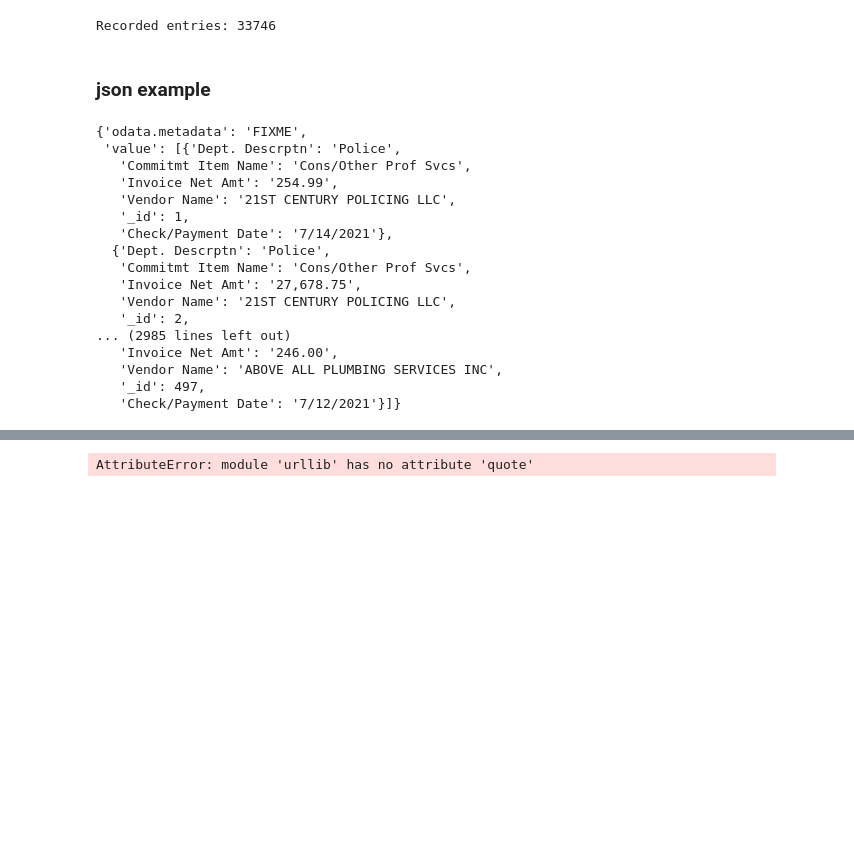
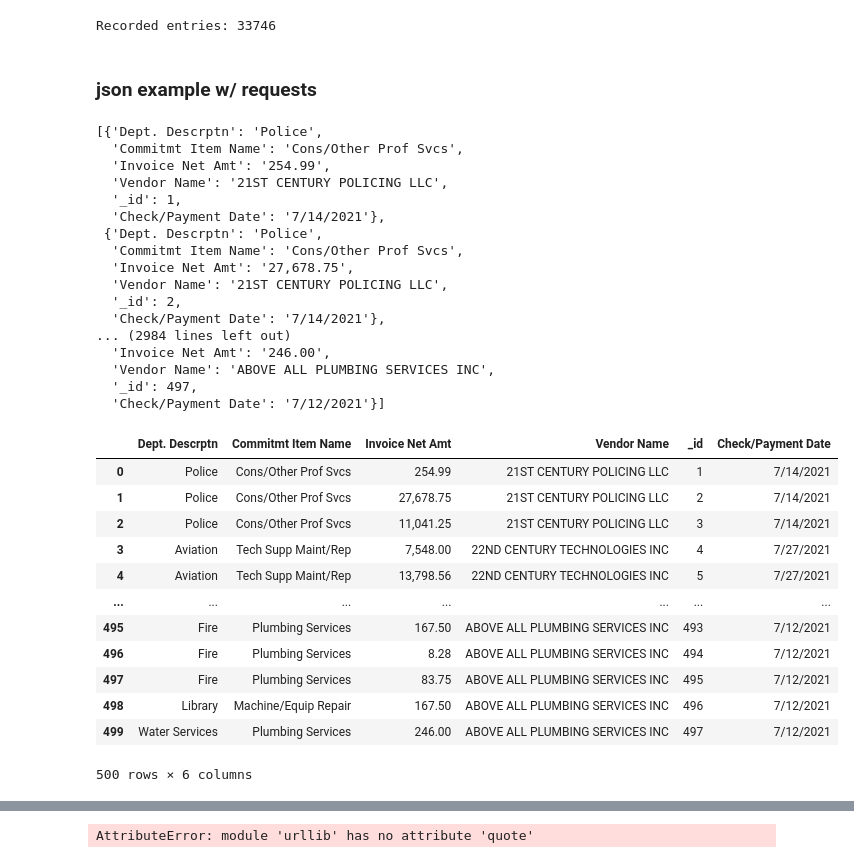
Before and after one commit to Rhuck1/City-of-Phoenix-Open-Data-Engineering, a Jupyter notebook: city_of_phx_ODE.ipynb, the cells around one changed output, grey strips where cells are left out. Drawn from its saved outputs; the diff is of its cells as text; code cells hidden in the pictures; blank space fills up the shorter version.

```diff
--- a/city_of_phx_ODE.ipynb
+++ b/city_of_phx_ODE.ipynb
@@ -19,30 +20,49 @@ print("Recorded entries:", df.shape[0])
 # %% [output]
 Recorded entries: 33746
 # %% [markdown]
-### json example
+### json example w/ requests
 # %%
 import json
 import requests
 
-url = 'https://www.phoenixopendata.com/datastore/odata3.0/ae149b6f-4d7e-499d-89d5-44c30e726d37?$format=json'
-
+url = 'https://www.phoenixopendata.com/datastore/odata3.0/ae149b6f-4d7e-499d-89d5-44c30e726d37?$format=json&bom=true'
+jun = 'https://www.phoenixopendata.com/datastore/odata3.0/49aed730-32d7-473f-9eb7-3aa5459f951e'
+mar = 'https://www.phoenixopendata.com/datastore/odata3.0/6a49c1ea-9d9c-4313-ae94-29c90b8c5368'
 response = requests.get(url)
-response.json()
+response_dict = response.json()
+response_dict['value']
 # %% [output]
-{'odata.metadata': 'FIXME',
- 'value': [{'Dept. Descrptn': 'Police',
-   'Commitmt Item Name': 'Cons/Other Prof Svcs',
-   'Invoice Net Amt': '254.99',
-   'Vendor Name': '21ST CENTURY POLICING LLC',
-   '_id': 1,
-   'Check/Payment Date': '7/14/2021'},
-  {'Dept. Descrptn': 'Police',
-   'Commitmt Item Name': 'Cons/Other Prof Svcs',
-   'Invoice Net Amt': '27,678.75',
-   'Vendor Name': '21ST CENTURY POLICING LLC',
-   '_id': 2,
-... (2985 lines left out)
-   'Invoice Net Amt': '246.00',
-   'Vendor Name': 'ABOVE ALL PLUMBING SERVICES INC',
-   '_id': 497,
-   'Check/Payment Date': '7/12/2021'}]}
+[{'Dept. Descrptn': 'Police',
+  'Commitmt Item Name': 'Cons/Other Prof Svcs',
+  'Invoice Net Amt': '254.99',
+  'Vendor Name': '21ST CENTURY POLICING LLC',
+  '_id': 1,
+  'Check/Payment Date': '7/14/2021'},
+ {'Dept. Descrptn': 'Police',
+  'Commitmt Item Name': 'Cons/Other Prof Svcs',
+  'Invoice Net Amt': '27,678.75',
+  'Vendor Name': '21ST CENTURY POLICING LLC',
+  '_id': 2,
+  'Check/Payment Date': '7/14/2021'},
+... (2984 lines left out)
+  'Invoice Net Amt': '246.00',
+  'Vendor Name': 'ABOVE ALL PLUMBING SERVICES INC',
+  '_id': 497,
+  'Check/Payment Date': '7/12/2021'}]
+# %%
+response_df = pd.DataFrame.from_dict(response_dict['value'])
+response_df
+# %% [output]
+|  | Dept. Descrptn | Commitmt Item Name | Invoice Net Amt | Vendor Name | _id | Check/Payment Date |
+| 0 | Police | Cons/Other Prof Svcs | 254.99 | 21ST CENTURY POLICING LLC | 1 | 7/14/2021 |
+| 1 | Police | Cons/Other Prof Svcs | 27,678.75 | 21ST CENTURY POLICING LLC | 2 | 7/14/2021 |
+| 2 | Police | Cons/Other Prof Svcs | 11,041.25 | 21ST CENTURY POLICING LLC | 3 | 7/14/2021 |
+| 3 | Aviation | Tech Supp Maint/Rep | 7,548.00 | 22ND CENTURY TECHNOLOGIES INC | 4 | 7/27/2021 |
+| 4 | Aviation | Tech Supp Maint/Rep | 13,798.56 | 22ND CENTURY TECHNOLOGIES INC | 5 | 7/27/2021 |
+| ... | ... | ... | ... | ... | ... | ... |
+| 495 | Fire | Plumbing Services | 167.50 | ABOVE ALL PLUMBING SERVICES INC | 493 | 7/12/2021 |
+| 496 | Fire | Plumbing Services | 8.28 | ABOVE ALL PLUMBING SERVICES INC | 494 | 7/12/2021 |
+| 497 | Fire | Plumbing Services | 83.75 | ABOVE ALL PLUMBING SERVICES INC | 495 | 7/12/2021 |
+| 498 | Library | Machine/Equip Repair | 167.50 | ABOVE ALL PLUMBING SERVICES INC | 496 | 7/12/2021 |
+| 499 | Water Services | Plumbing Services | 246.00 | ABOVE ALL PLUMBING SERVICES INC | 497 | 7/12/2021 |
+500 rows × 6 columns
```
Also changed, not shown: parts of 11 cells of this notebook.
